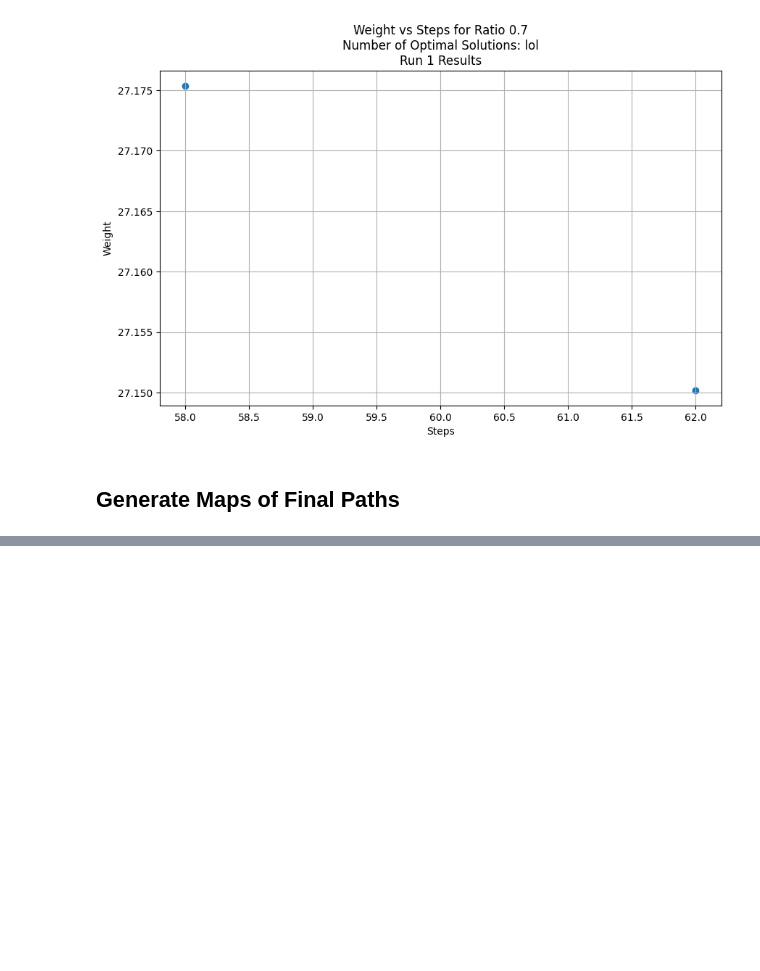
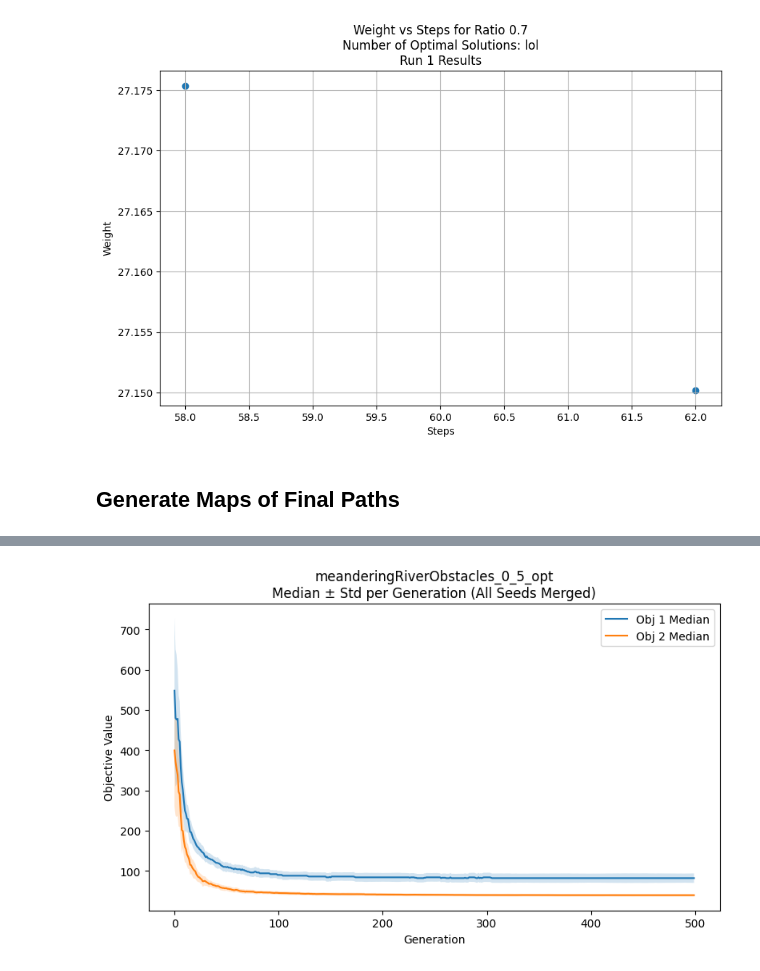
Before and after one commit to HidinginCode/pathpave_pymoo_gp, a Jupyter notebook: analysis.ipynb, the cells around one changed output, grey strips where cells are left out. Cells and saved outputs as stored; diff of their text form; code cells hidden in the pictures; blank space fills up the shorter version.

Commit message:
Logger update for all generations

```diff
--- a/analysis.ipynb
+++ b/analysis.ipynb
@@ -343,0 +346,88 @@ for map_index, map in enumerate(all_maps):
+# %%
+import os
+import pickle
+import numpy as np
+import matplotlib.pyplot as plt
+from collections import defaultdict
+
+opt_log = "./opt_log"
+
+seeds = [
+    42, 69, 420, 1080, 1337, 617991, 799403, 302116, 414881, 718149,
+    659294, 327967, 4978, 167867, 247737, 890651, 853402, 996794,
+    489263, 972757, 269475, 282126, 397562, 400459, 353156, 202975,
+    684799, 190391, 591868, 296699, 856797
+]
+
+# -------------------------------------------------
+# Group all objectives by generation across seeds
+# -------------------------------------------------
+
+
+for dir_name in os.listdir(opt_log):
+    dir_path = os.path.join(opt_log, dir_name)
+
+    if not os.path.isdir(dir_path):
+        continue
+    generation_map = defaultdict(list)
+    for seed in seeds:
+        for file in os.listdir(dir_path):
+            if f"_{seed}_" in file:
+                file_path = os.path.join(dir_path, file)
+
+                with open(file_path, "rb") as f:
+                    data = pickle.load(f)
+
+                gen = data["generation"]
+                objs = np.array(data["objectives"])  # (N, 2)
+
+                generation_map[gen].append(objs)
+
+    # -------------------------------------------------
+    # Compute statistics per generation
+    # -------------------------------------------------
+    generations = sorted(generation_map.keys())
+
+    median_obj1 = []
+    median_obj2 = []
+    std_obj1 = []
+    std_obj2 = []
+
+    for gen in generations:
+        all_objs = np.vstack(generation_map[gen])  # merge all seeds
+
+        median_obj1.append(np.median(all_objs[:, 0]))
+        median_obj2.append(np.median(all_objs[:, 1]))
+
+        std_obj1.append(np.std(all_objs[:, 0]))
+        std_obj2.append(np.std(all_objs[:, 1]))
+
+    # -------------------------------------------------
+    # Plot
+    # -------------------------------------------------
+    plt.figure(figsize=(8, 5))
+
+    plt.plot(generations, median_obj1, label="Obj 1 Median")
+    plt.fill_between(
+        generations,
+        np.array(median_obj1) - np.array(std_obj1),
+        np.array(median_obj1) + np.array(std_obj1),
+        alpha=0.2
+    )
+
+    plt.plot(generations, median_obj2, label="Obj 2 Median")
+    plt.fill_between(
+        generations,
+        np.array(median_obj2) - np.array(std_obj2),
+        np.array(median_obj2) + np.array(std_obj2),
+        alpha=0.2
+    )
+
+    plt.xlabel("Generation")
+    plt.ylabel("Objective Value")
+    plt.title(f"{dir_name}\nMedian ± Std per Generation (All Seeds Merged)")
+    plt.legend()
+    plt.tight_layout()
+    plt.show()
+# %% [output]
+[figure, added]
```
Also changed, not shown: parts of 3 cells of this notebook, 8 other files.
